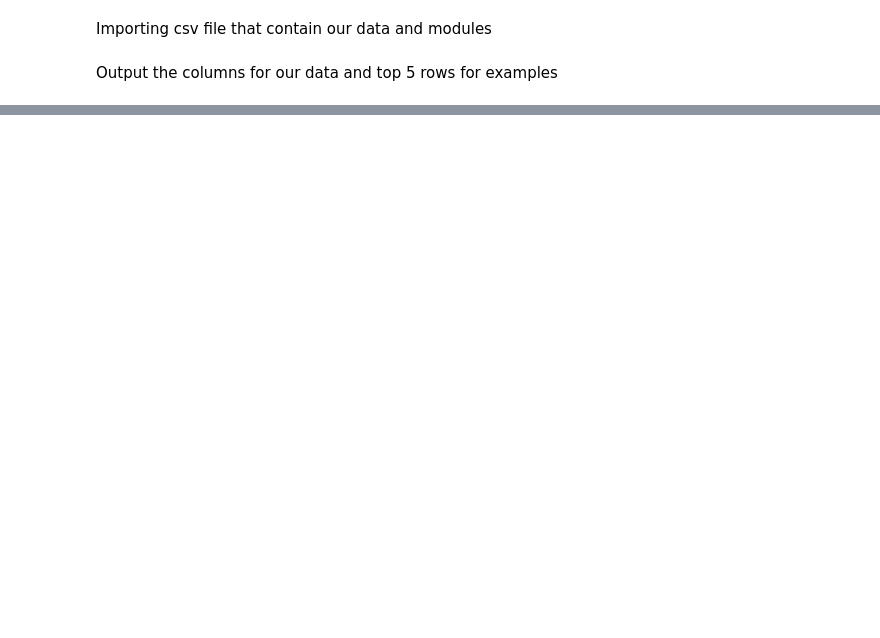
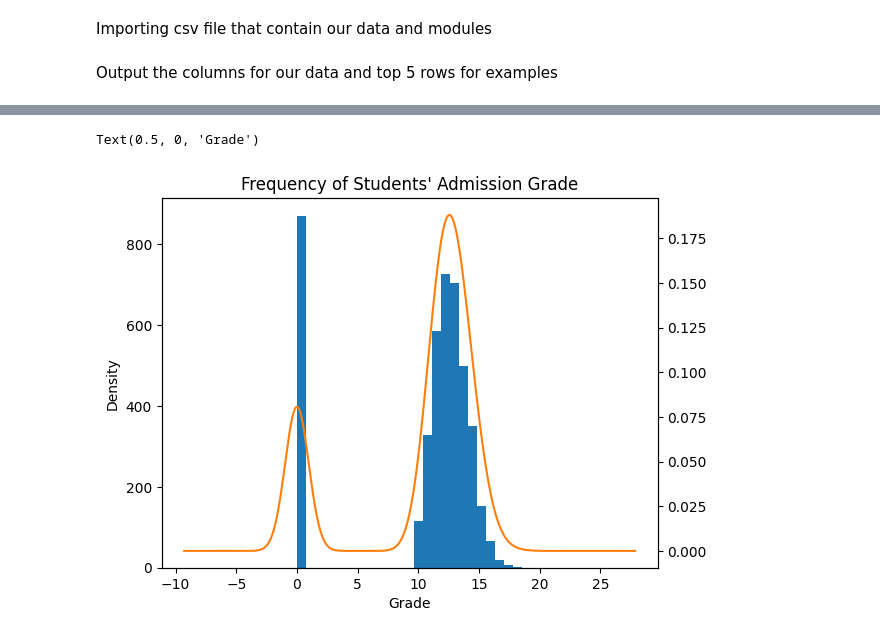
Before and after one commit to Firebolt/BusinessAnalyticsProject, a Jupyter notebook: Test.ipynb, the cells around one changed output, grey strips where cells are left out. Cells and saved outputs as stored; diff of their text form; code cells hidden in the pictures; blank space fills up the shorter version.

```diff
--- a/Test.ipynb
+++ b/Test.ipynb
@@ -276,0 +365,7 @@ data
+# %%
+SecondSemGradeHist = data['Curricular units 2nd sem (grade)'].plot(kind='hist', title='Frequency of Students\' Admission Grade', bins = 25)
+data['Curricular units 2nd sem (grade)'].plot(kind='kde', ax = SecondSemGradeHist, secondary_y=True)
+SecondSemGradeHist.set_xlabel('Grade')
+# %% [output]
+Text(0.5, 0, 'Grade')
+[figure, added]
```
Also changed, not shown: parts of 15 cells of this notebook, 2 other files.
